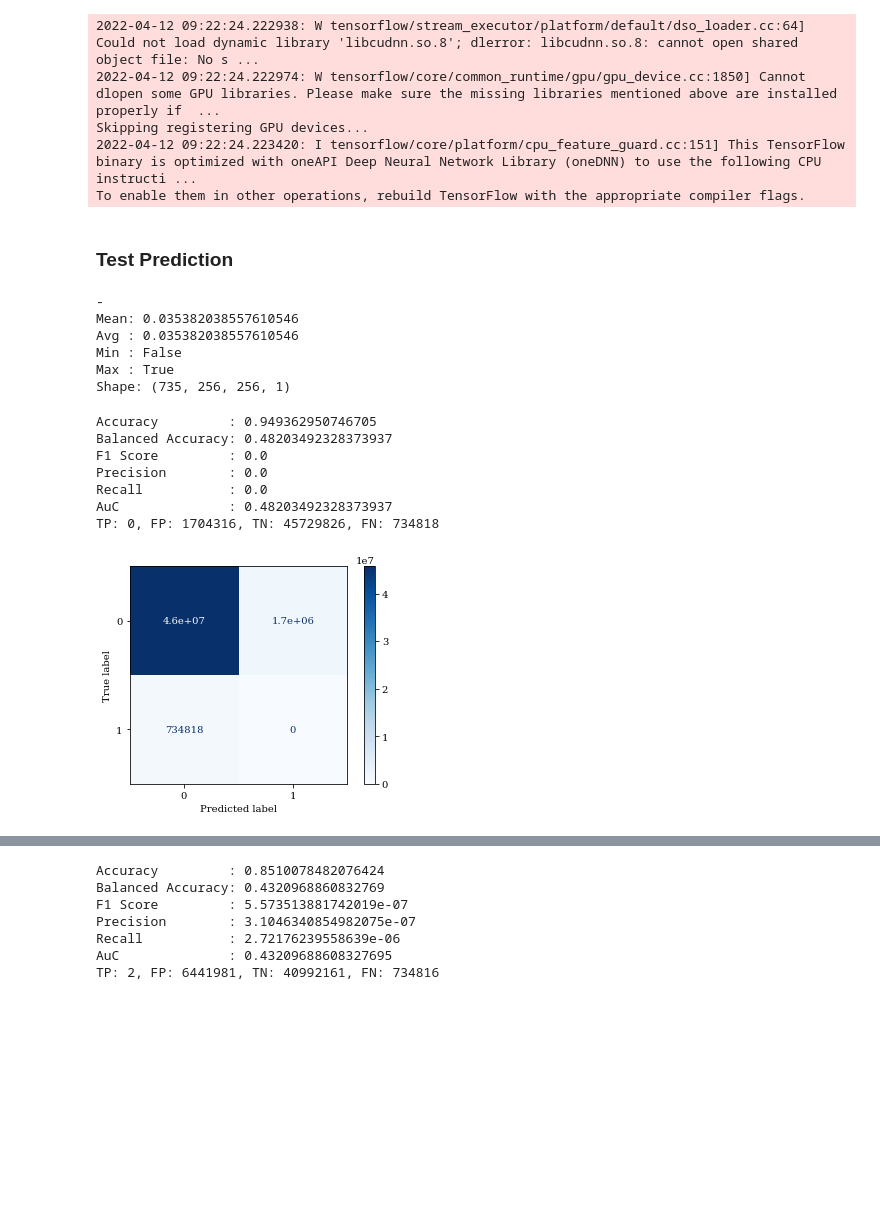
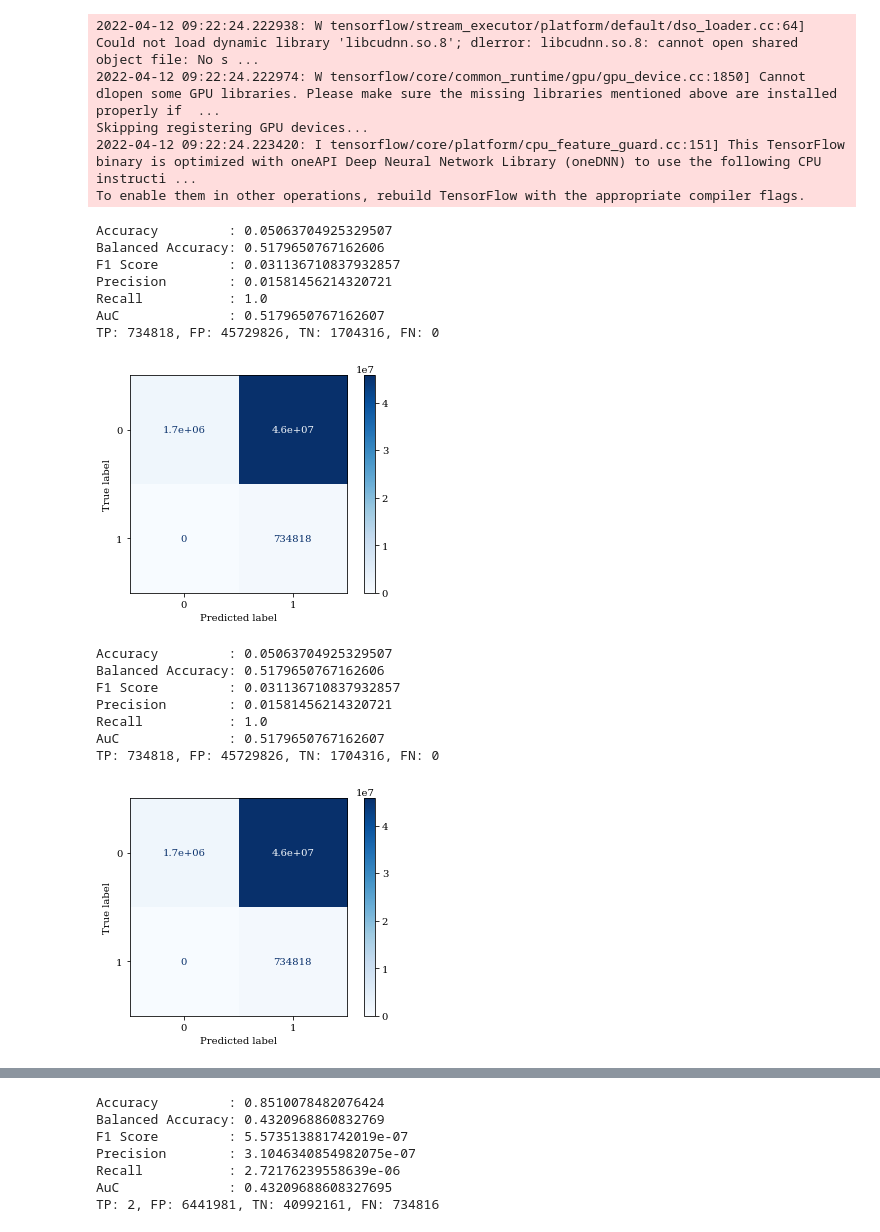
Before and after one commit to lgiesen/DL-Semantic-Segmentation-of-Tree-Stock-in-South-Africa-Using-Satellite-Images, a Jupyter notebook: 5_prediction.ipynb, the cells around one changed output, grey strips where cells are left out. Cells and saved outputs as stored; diff of their text form; code cells hidden in the pictures; blank space fills up the shorter version.

```diff
--- a/5_prediction.ipynb
+++ b/5_prediction.ipynb
@@ -33,54 +35,28 @@ model = load_model(model_path, custom_objects={'tversky': LOSS,
 Skipping registering GPU devices...
 2022-04-12 09:22:24.223420: I tensorflow/core/platform/cpu_feature_guard.cc:151] This TensorFlow binary is optimized with oneAPI Deep Neural Network Library (oneDNN) to use the following CPU instructi ...
 To enable them in other operations, rebuild TensorFlow with the appropriate compiler flags.
-# %% [markdown]
-### Test Prediction
-# %%
-np.save(f"{config.path_data}4_pred/pred_test_p.npy", pred_test_p)
-pred_test = (pred_test_p <= 0.97) * pred_test_p
-np.save(f"{config.path_data}4_pred/pred_test.npy", pred_test)
-# %%
-inspect_arr(pred_test)
-# %% [output]
--
-Mean: 0.035382038557610546
-Avg : 0.035382038557610546
-Min : False
-Max : True
-Shape: (735, 256, 256, 1)
-# %%
-from sklearn.metrics import accuracy_score, balanced_accuracy_score, f1_score, precision_score, recall_score, roc_auc_score, confusion_matrix, ConfusionMatrixDisplay
-def eval_model(y_true, y_pred):
-    accuracy = accuracy_score(y_true, y_pred)
-    bal_accuracy = balanced_accuracy_score(y_true, y_pred)
-    f1 = f1_score(y_true, y_pred)
-    precision = precision_score(y_true, y_pred)
-    recall = recall_score(y_true, y_pred)
-    auc = roc_auc_score(y_true, y_pred)
-    conf_mat = confusion_matrix(y_true, y_pred)
-
-    print(f"Accuracy         : {accuracy}")
-    print(f"Balanced Accuracy: {bal_accuracy}")
-    print(f"F1 Score         : {f1}")
-    print(f"Precision        : {precision}")
-    print(f"Recall           : {recall}")
-    print(f"AuC              : {auc}")
-    # Compute Area Under the Receiver Operating Characteristic Curve (ROC AUC)
-
-    tn, fp, fn, tp = confusion_matrix(y_true, y_pred).ravel()
-    print(f"TP: {tp}, FP: {fp}, TN: {tn}, FN: {fn}")
-
-    conf_mat = confusion_matrix(y_true, y_pred)
-    disp = ConfusionMatrixDisplay(confusion_matrix=conf_mat)
-    plt.rcParams.update({'font.family':'serif'})
-    disp.plot(cmap=plt.cm.Blues)
-    plt.show()
-# %% [output]
-Accuracy         : 0.949362950746705
-Balanced Accuracy: 0.48203492328373937
-F1 Score         : 0.0
-Precision        : 0.0
-Recall           : 0.0
-AuC              : 0.48203492328373937
-TP: 0, FP: 1704316, TN: 45729826, FN: 734818
-[figure, removed]
+# %%
+# scaled - rerun
+x = (pred_test <= np.average(pred_test))
+eval_model(flattened_test, np.reshape(x, np.prod(x.shape)))
+# %% [output]
+Accuracy         : 0.05063704925329507
+Balanced Accuracy: 0.5179650767162606
+F1 Score         : 0.031136710837932857
+Precision        : 0.01581456214320721
+Recall           : 1.0
+AuC              : 0.5179650767162607
+TP: 734818, FP: 45729826, TN: 1704316, FN: 0
+[figure, added]
+# %%
+x = (pred_test <= .5)
+eval_model(flattened_test, np.reshape(x, np.prod(x.shape)))
+# %% [output]
+Accuracy         : 0.05063704925329507
+Balanced Accuracy: 0.5179650767162606
+F1 Score         : 0.031136710837932857
+Precision        : 0.01581456214320721
+Recall           : 1.0
+AuC              : 0.5179650767162607
+TP: 734818, FP: 45729826, TN: 1704316, FN: 0
+[figure, added]
```
Also changed, not shown: parts of 5 cells of this notebook, 3 other files.
